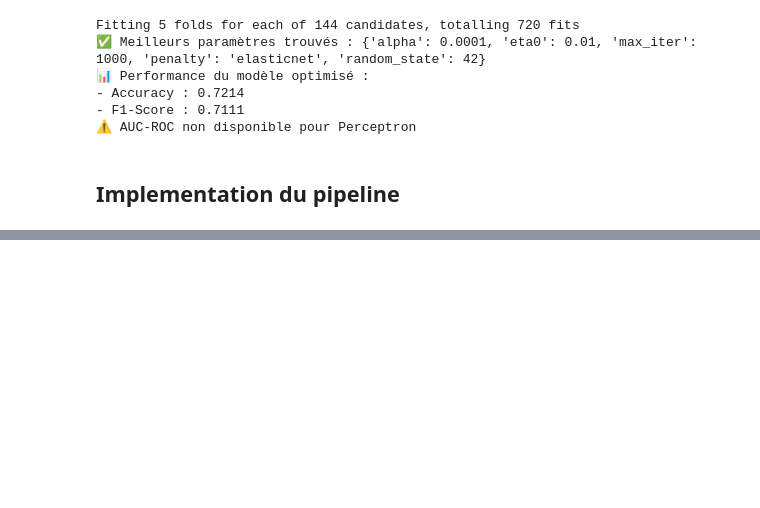
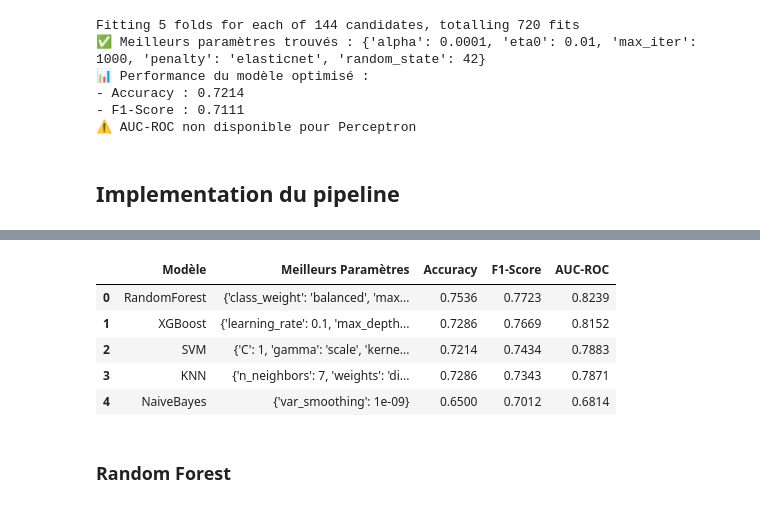
Before and after one commit to LarrySANDJO/Telecom_churn, a Jupyter notebook: CHURN/larry_notebook.ipynb, the cells around one changed output, grey strips where cells are left out. Cells and saved outputs as stored; diff of their text form; code cells hidden in the pictures; blank space fills up the shorter version.

```diff
--- a/CHURN/larry_notebook.ipynb
+++ b/CHURN/larry_notebook.ipynb
@@ -238,7 +238,7 @@ nig_cleaned[nig_cleaned["Most Loved Competitor network in in Month 2"] == 0]
 # %% [markdown]
 ## Separation des donnees train et test
 # %%
-nig_cleaned = nig_cleaned.drop(columns=['anomaly_score','Customer ID','network_age'])
+nig_cleaned = nig_cleaned.drop(columns=['anomaly_score']) #,'Customer ID','network_age'
 # %%
 df = nig_cleaned
 # %%
@@ -1761,0 +1909,2 @@ Fitting 5 folds for each of 144 candidates, totalling 720 fits
+# %%
+pipeline.fit(X_train)
@@ -1761,0 +1913,4 @@ Fitting 5 folds for each of 144 candidates, totalling 720 fits
+# %%
+X_train_transform = pipeline.fit_transform(X_train)
+# %%
+X_test_transform = pipeline.fit_transform(X_test)
@@ -1761,0 +2088,11 @@ Fitting 5 folds for each of 144 candidates, totalling 720 fits
+# %%
+results_df
+# %% [output]
+|  | Modèle | Meilleurs Paramètres | Accuracy | F1-Score | AUC-ROC |
+| 0 | RandomForest | {'class_weight': 'balanced', 'max... | 0.7536 | 0.7723 | 0.8239 |
+| 1 | XGBoost | {'learning_rate': 0.1, 'max_depth... | 0.7286 | 0.7669 | 0.8152 |
+| 2 | SVM | {'C': 1, 'gamma': 'scale', 'kerne... | 0.7214 | 0.7434 | 0.7883 |
+| 3 | KNN | {'n_neighbors': 7, 'weights': 'di... | 0.7286 | 0.7343 | 0.7871 |
+| 4 | NaiveBayes | {'var_smoothing': 1e-09} | 0.6500 | 0.7012 | 0.6814 |
+# %% [markdown]
+### Random Forest
```
Also changed, not shown: parts of 5 cells of this notebook.
